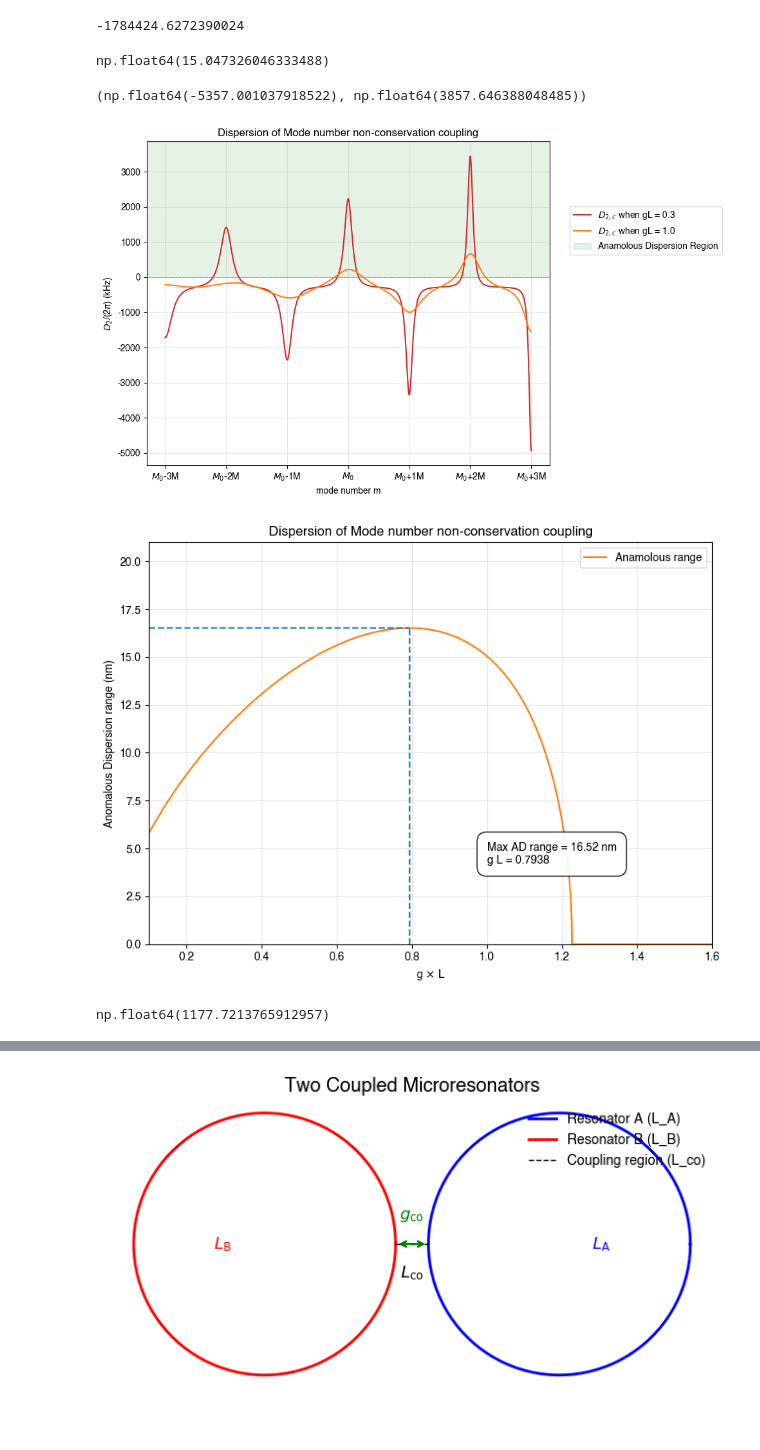
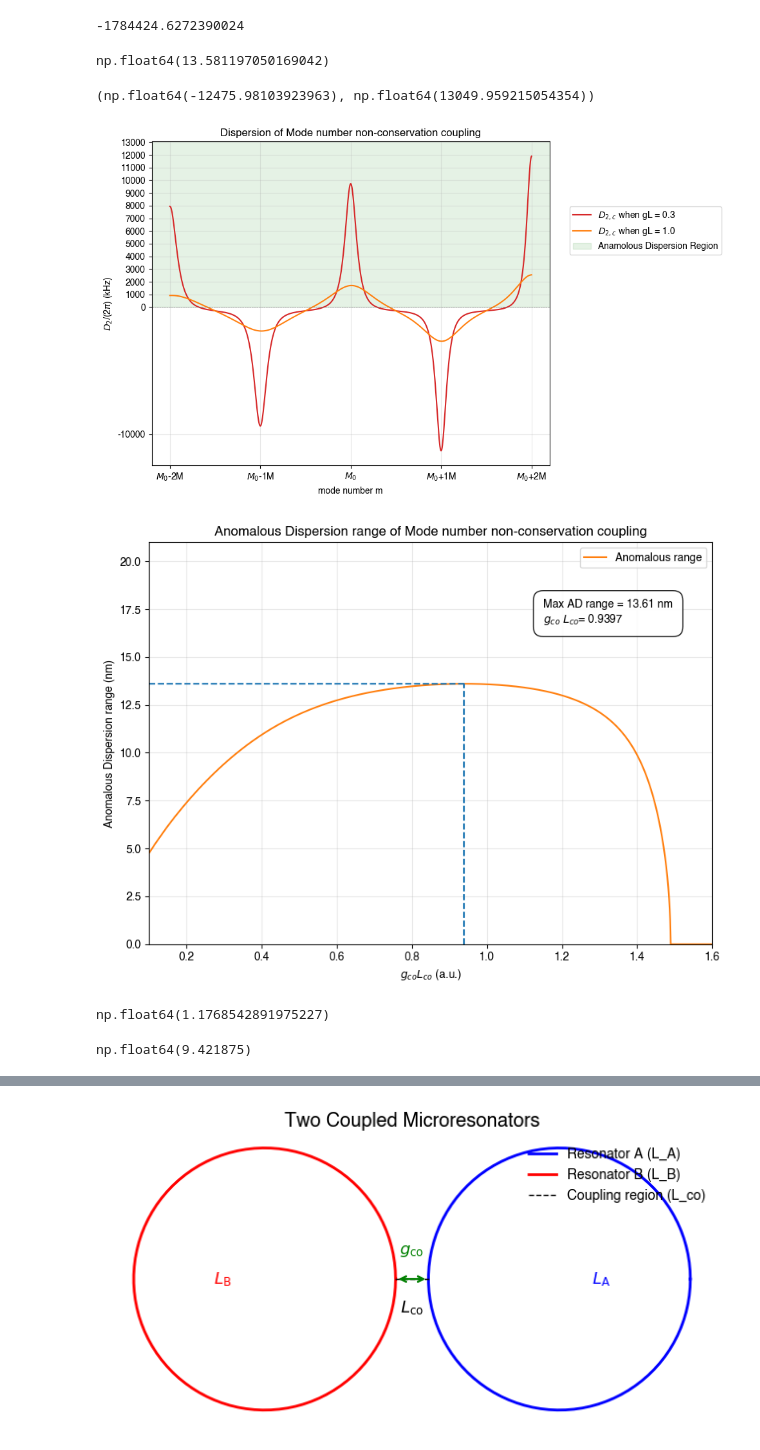
Before and after one commit to Harryxwh/SiNDispersionEngineering, a Jupyter notebook: 2D parallel rings.ipynb, the cells around one changed output, grey strips where cells are left out. Drawn from its saved outputs; the diff is of its cells as text; code cells hidden in the pictures.

```diff
--- a/2D parallel rings.ipynb
+++ b/2D parallel rings.ipynb
@@ -128,7 +128,7 @@ Plot_curve(data_arr,Y_legends=["neff","neff_intp","ng","ng_intp"],
 Parameters of the vernier resonators
 # %%
 L1      = c/(ng_1550**2 * 20*1e9)
-L2      = L1 * 1.005
+L2      = L1 * 1.01
 D1      = c/(ng_1550**2 * L1) *2* np.pi
 D2      = c/(ng_1550**2 * L2) *2* np.pi
 D_ave   = c/(ng_1550**2 * (L1+L2)/2) *2 *np.pi
@@ -144,5 +144,5 @@ np.float64(19.9501246882793)
 # %%
-Max_M_idx   = 3
+Max_M_idx   = 2
 num_of_pts  = 1000
 # %% [markdown]
 Find Kappa at different wavls
@@ -284,7 +276,7 @@ AD_range = AD_range_func(m_arr_intp,D_large_couple+D_iso,
          M = M, FSR = D_ave/(2*np.pi))
 AD_range
 # %% [output]
-np.float64(15.047326046333488)
+np.float64(13.581197050169042)
 # %%
 # data_arr        = np.c_[Y_small_couple,Y_large_couple,Y_iso]
 data_arr        = np.c_[D_small_couple+D_iso,D_large_couple+D_iso]
@@ -312,8 +304,8 @@ Plot_curve(data_arr,
             bbox_legend=(1.05,0.8))
 plt.ylim()
 # %% [output]
-(np.float64(-5357.001037918522), np.float64(3857.646388048485))
+(np.float64(-12475.98103923963), np.float64(13049.959215054354))
-[figure, old version]
+[figure, new version]
 # %%
 gL_product_arr  = np.arange(0.1,1.6,0.0001)
 L_arr           = gL_product_arr  / g0
@@ -334,30 +326,36 @@ max_idx_range_arr_x  = np.ones(np.shape(max_idx_range_arr_y))*gL_product_arr[max
 # %%
 # data_arr        = np.c_[Y_small_couple,Y_large_couple,Y_iso]
 data_arr        = (np.c_[gL_product_arr, AD_range_arr],
                    np.c_[max_AD_range_arr_x,max_AD_range_arr_y],
                    np.c_[max_idx_range_arr_x,max_idx_range_arr_y],)
-data_label_arr = [r"Anamolous range","",""]*3
+data_label_arr = [r"Anomalous range","",""]*3
 
 linestyle_list  = ["-","--","--"]*3
 # xticks          = np.arange(-Max_M_idx,Max_M_idx+1)
 # xtickslabels    = ["{:.2f}".format((freq_1550 + D_ave/(2*np.pi) * xtick)/1e12) for xtick in xticks]
 text            = "Max AD range = {:.2f} nm\n".format(max_AD_range) +\
-                r'g L = {:.4f}'.format(gL_product_arr[max_idx])
+                r'$g_{co}$ $L_{co}$' +'= {:.4f}'.format(gL_product_arr[max_idx])
 Plot_curve(data_arr,
             Y_legends=data_label_arr,
-            X_label=r'g $\times$ L',Y_label=r"Anomalous Dispersion range (nm)",
-            title = "Dispersion of Mode number non-conservation coupling",
+            X_label=r'$g_{co} L_{co}$ (a.u.)',Y_label=r"Anomalous Dispersion range (nm)",
+            title = "Anomalous Dispersion range of Mode number non-conservation coupling",
             figsize = (8,6),
             marker_list=[""]*15,
             linestyle_list=linestyle_list,
             colors_list = ['tab:orange']+['tab:blue']*2+['tab:green']*2+['black']*10,
             # xticks=xticks, xtickslabel=xticks,
             # yticks = yticks,
             xlim = (0.1,1.6), ylim = (0,21), fill_color = False,
-            text = text,loc_text = (0.6,0.2))
+            text = text,loc_text = (0.7,0.8))
 # %% [output]
-[figure, old version]
+[figure, new version]
-# %%
-0.7938/g0 * 1e6
-# %% [output]
-np.float64(1177.7213765912957)
+# %%
+# Best coupling length Lco
+0.7938/g0 * 1e3     #unit: mm
+# %% [output]
+np.float64(1.1768542891975227)
+# %%
+# Circumference of the racetrack
+3*10**8 / (1.6 * D_ave/(2*np.pi)) * 1e3     #unit: mm
+# %% [output]
+np.float64(9.421875)
```
Also changed, not shown: parts of 8 cells of this notebook, 6 other files.
